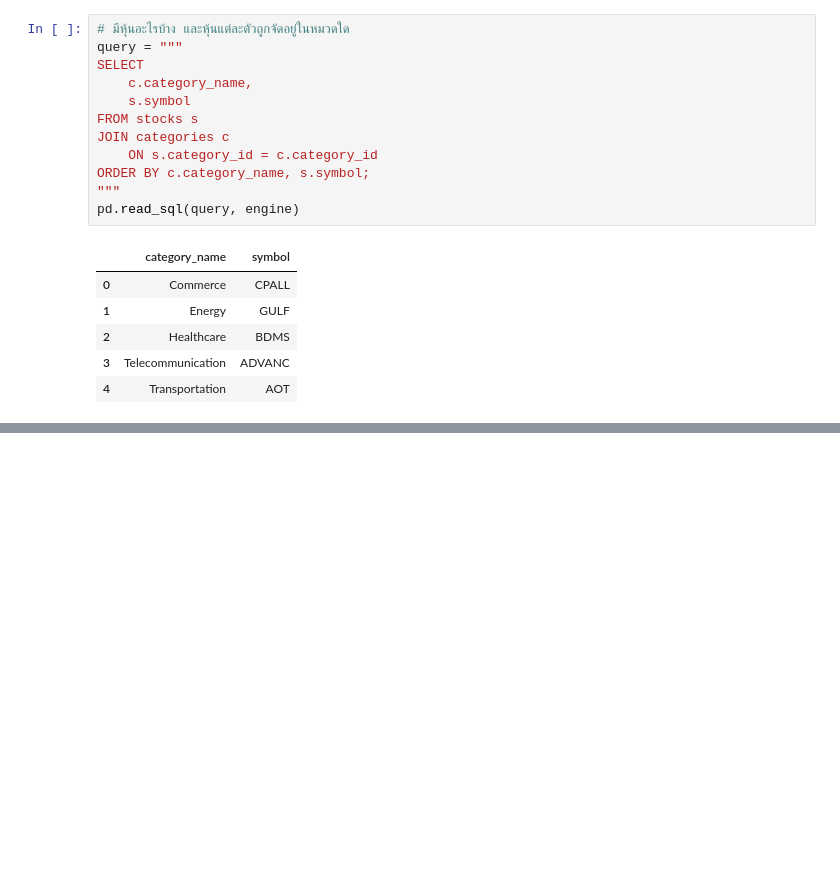
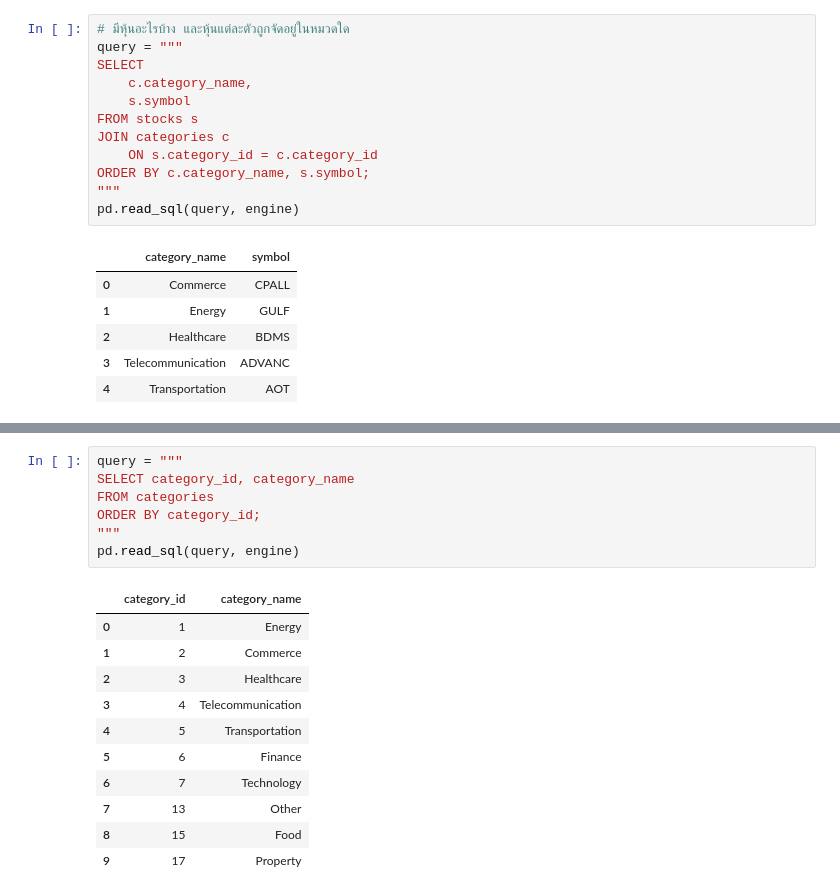
Before and after one commit to langsari/big-data-fin-2026, a Jupyter notebook: Fahame_Api_Datafin/Big DATA API/Analysis_for_Stock.ipynb, the cells around one changed output, grey strips where cells are left out. Drawn from its saved outputs; the diff is of its cells as text; blank space fills up the shorter version.

```diff
--- a/Fahame_Api_Datafin/Big DATA API/Analysis_for_Stock.ipynb
+++ b/Fahame_Api_Datafin/Big DATA API/Analysis_for_Stock.ipynb
@@ -149,0 +203,19 @@ pd.read_sql(query, engine)
+# %%
+query = """
+SELECT category_id, category_name
+FROM categories
+ORDER BY category_id;
+"""
+pd.read_sql(query, engine)
+# %% [output]
+|  | category_id | category_name |
+| 0 | 1 | Energy |
+| 1 | 2 | Commerce |
+| 2 | 3 | Healthcare |
+| 3 | 4 | Telecommunication |
+| 4 | 5 | Transportation |
+| 5 | 6 | Finance |
+| 6 | 7 | Technology |
+| 7 | 13 | Other |
+| 8 | 15 | Food |
+| 9 | 17 | Property |
```
Also changed, not shown: parts of 16 cells of this notebook, 12 other files.
